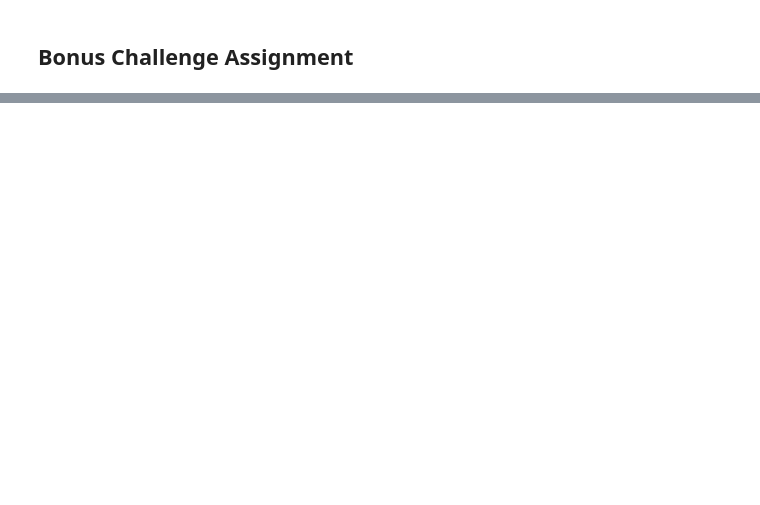
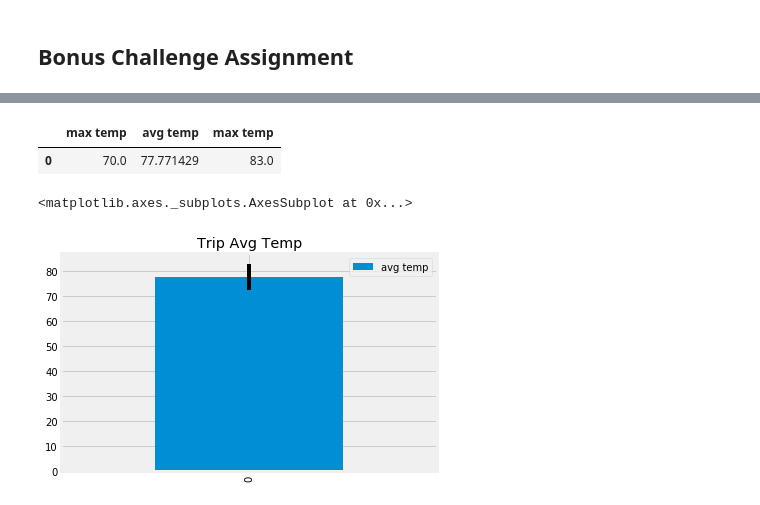
Before and after one commit to BeLacy87/sqlalchemy-challenge, a Jupyter notebook: climate_starter.ipynb, the cells around one changed output, grey strips where cells are left out. Drawn from its saved outputs; the diff is of its cells as text; code cells hidden in the pictures; blank space fills up the shorter version.

```diff
--- a/climate_starter.ipynb
+++ b/climate_starter.ipynb
@@ -183,11 +243,23 @@ print(calc_temps('2012-02-28', '2012-03-05'))
 # %%
 # Use your previous function `calc_temps` to calculate the tmin, tavg, and tmax
 # for your trip using the previous year's data for those same dates.
+results=(calc_temps('2016-09-15', '2016-09-25'))
+calc_temps_df=pd.DataFrame(results, columns=['max temp','avg temp','max temp'])
+calc_temps_df
+# %% [output]
+|  | max temp | avg temp | max temp |
+| 0 | 70.0 | 77.771429 | 83.0 |
 # %%
 # Plot the results from your previous query as a bar chart.
 # Use "Trip Avg Temp" as your Title
 # Use the average temperature for the y value
 # Use the peak-to-peak (tmax-tmin) value as the y error bar (yerr)
+
+peak_to_peak=results[0][2]-results[0][1]
+calc_temps_df.plot.bar(y='avg temp', yerr=peak_to_peak, title='Trip Avg Temp')
+# %% [output]
+<matplotlib.axes._subplots.AxesSubplot at 0x...>
+[figure, added]
 # %%
 # Calculate the total amount of rainfall per weather station for your trip dates using the previous year's matching dates.
 # Sort this in descending order by precipitation amount and list the station, name, latitude, longitude, and elevation
```
Also changed, not shown: parts of 11 cells of this notebook.
